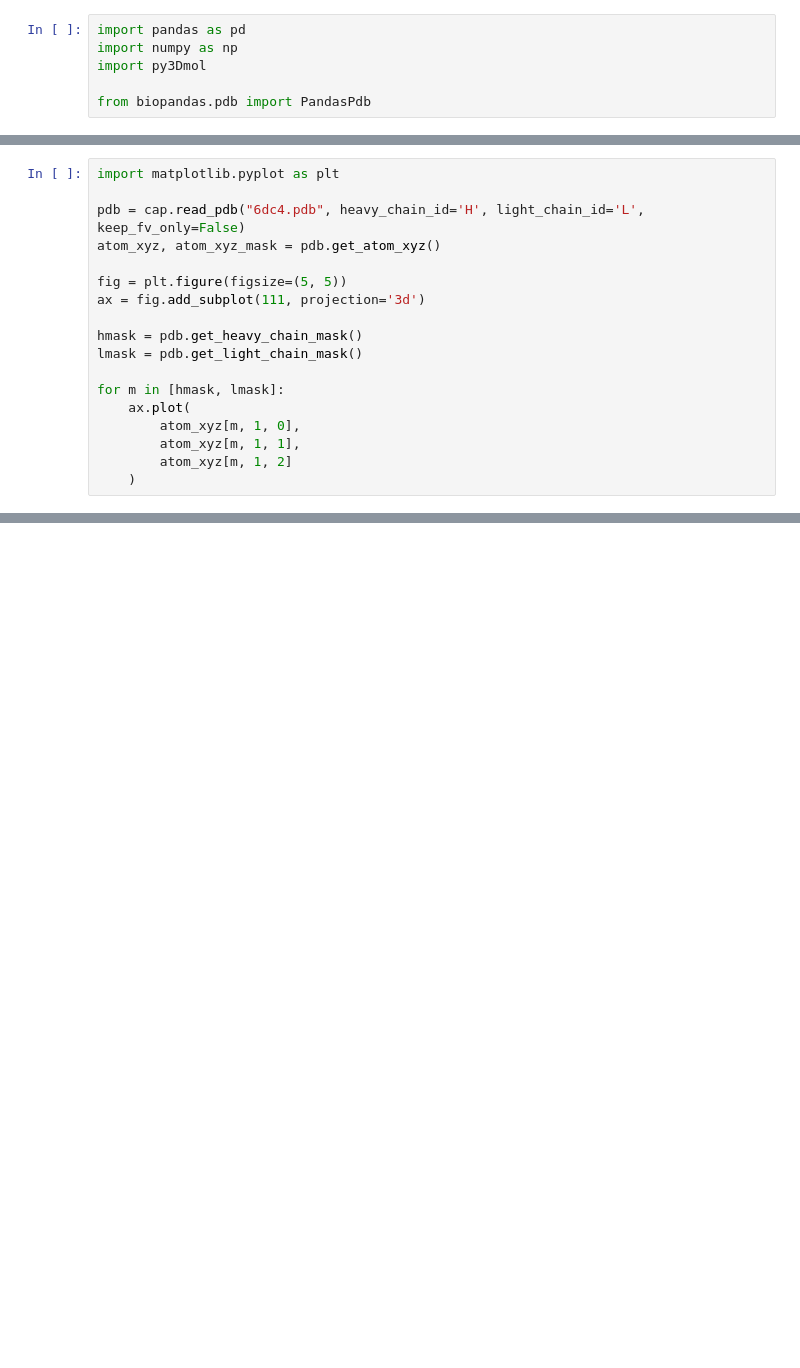
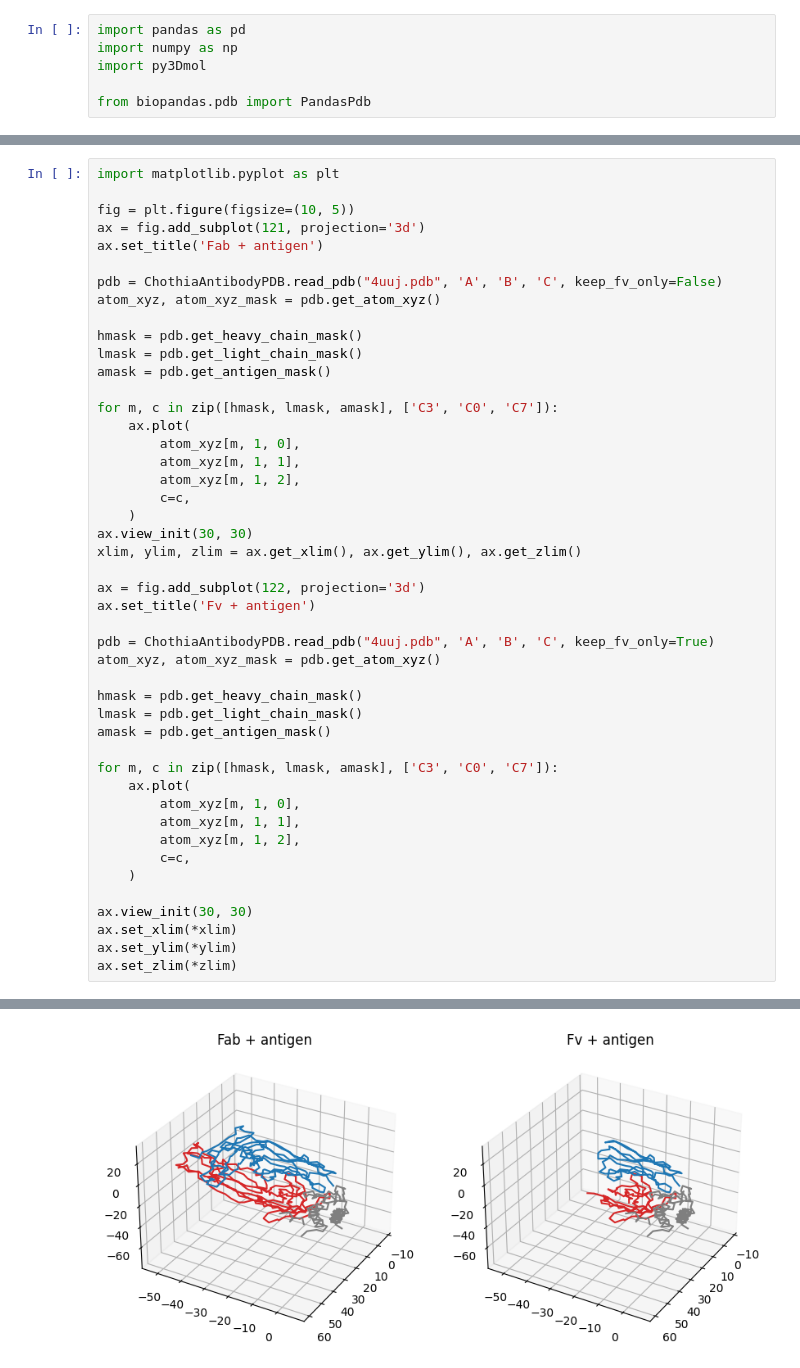
Before and after one commit to dohlee/protstruc, a Jupyter notebook: docs/tutorials/parsing_antibody_pdb.ipynb, the cells around one changed output, grey strips where cells are left out. Saved outputs shown, nothing was run; the diff lists cells and outputs as text; blank space fills up the shorter version.

```diff
--- a/docs/tutorials/parsing_antibody_pdb.ipynb
+++ b/docs/tutorials/parsing_antibody_pdb.ipynb
@@ -35,18 +42,0 @@ seq_dict = pdb.get_seq_dict()
-# %%
-import matplotlib.pyplot as plt
-
-pdb = cap.read_pdb("6dc4.pdb", heavy_chain_id='H', light_chain_id='L', keep_fv_only=False)
-atom_xyz, atom_xyz_mask = pdb.get_atom_xyz()
-
-fig = plt.figure(figsize=(5, 5))
-ax = fig.add_subplot(111, projection='3d')
-
-hmask = pdb.get_heavy_chain_mask()
-lmask = pdb.get_light_chain_mask()
-
-for m in [hmask, lmask]:
-    ax.plot(
-        atom_xyz[m, 1, 0],
-        atom_xyz[m, 1, 1],
-        atom_xyz[m, 1, 2]
-    )
@@ -54,0 +45,47 @@ for m in [hmask, lmask]:
+# %%
+import matplotlib.pyplot as plt
+
+fig = plt.figure(figsize=(10, 5))
+ax = fig.add_subplot(121, projection='3d')
+ax.set_title('Fab + antigen')
+
+pdb = ChothiaAntibodyPDB.read_pdb("4uuj.pdb", 'A', 'B', 'C', keep_fv_only=False)
+atom_xyz, atom_xyz_mask = pdb.get_atom_xyz()
+
+hmask = pdb.get_heavy_chain_mask()
+lmask = pdb.get_light_chain_mask()
+amask = pdb.get_antigen_mask()
+
+for m, c in zip([hmask, lmask, amask], ['C3', 'C0', 'C7']):
+    ax.plot(
+        atom_xyz[m, 1, 0],
+        atom_xyz[m, 1, 1],
+        atom_xyz[m, 1, 2],
+        c=c,
+    )
+ax.view_init(30, 30)
+xlim, ylim, zlim = ax.get_xlim(), ax.get_ylim(), ax.get_zlim()
+
+ax = fig.add_subplot(122, projection='3d')
+ax.set_title('Fv + antigen')
+
+pdb = ChothiaAntibodyPDB.read_pdb("4uuj.pdb", 'A', 'B', 'C', keep_fv_only=True)
+atom_xyz, atom_xyz_mask = pdb.get_atom_xyz()
+
+hmask = pdb.get_heavy_chain_mask()
+lmask = pdb.get_light_chain_mask()
+amask = pdb.get_antigen_mask()
+
+for m, c in zip([hmask, lmask, amask], ['C3', 'C0', 'C7']):
+    ax.plot(
+        atom_xyz[m, 1, 0],
+        atom_xyz[m, 1, 1],
+        atom_xyz[m, 1, 2],
+        c=c,
+    )
+
+ax.view_init(30, 30)
+ax.set_xlim(*xlim)
+ax.set_ylim(*ylim)
+ax.set_zlim(*zlim)
+# %% [output]
@@ -54,0 +93 @@ for m in [hmask, lmask]:
+[figure, added]
```
Also changed, not shown: parts of 9 cells of this notebook, 6 other files.
